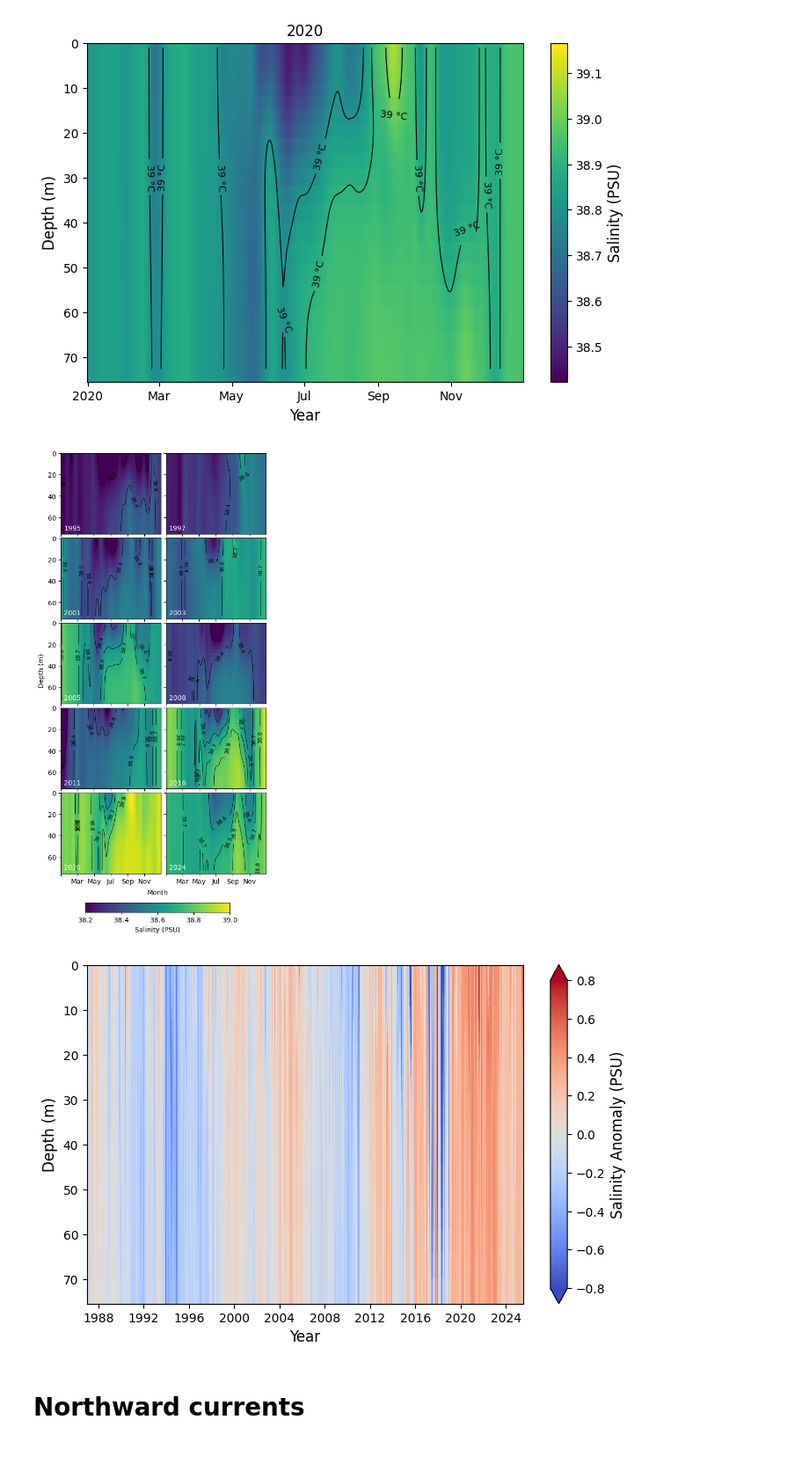
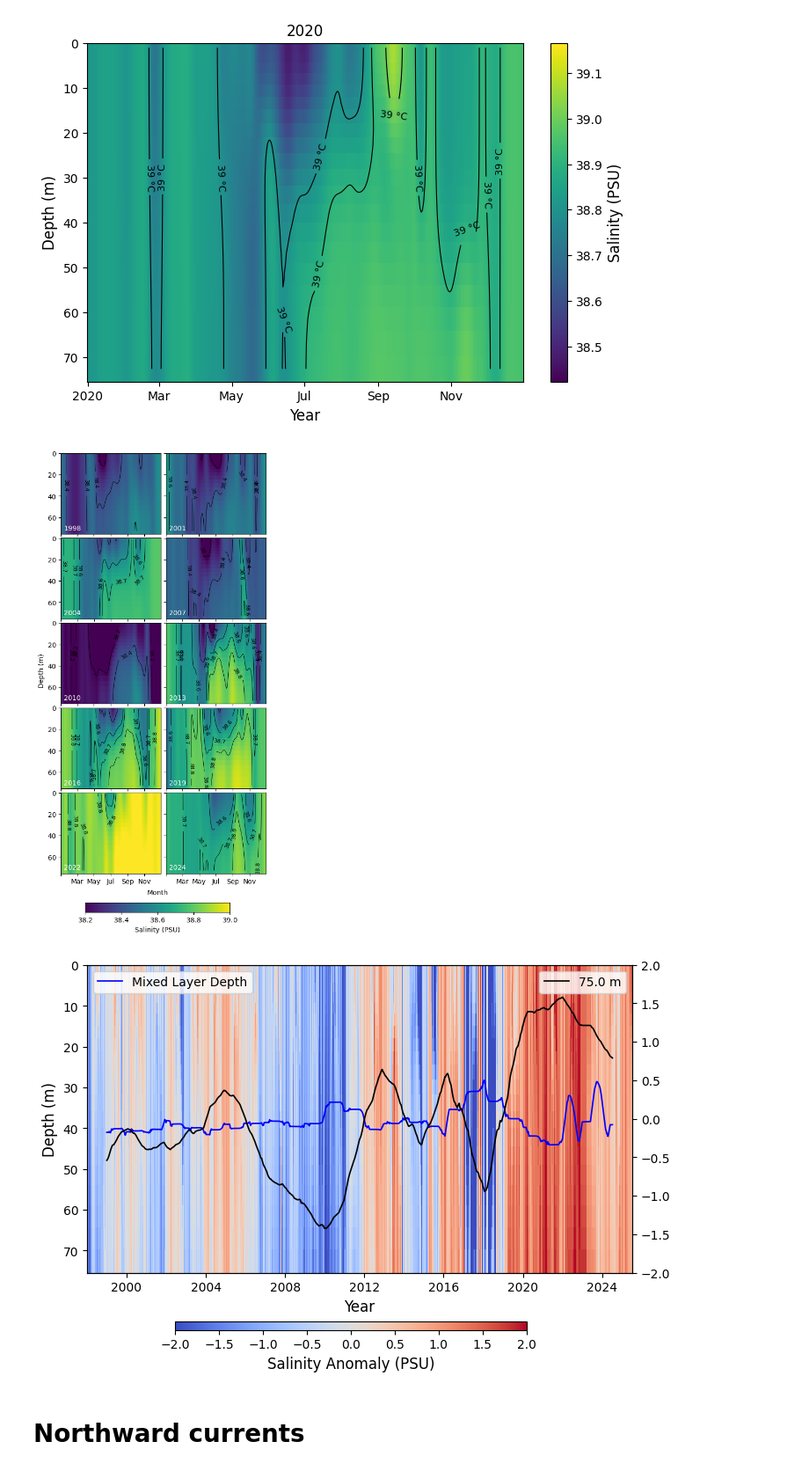
Before and after one commit to BahneTP/medsea-interannual-clustering, a Jupyter notebook: island.of.vis_analysis/thermohaline_analysis.ipynb, the cells around one changed output. Shown at 88% size. Drawn from its saved outputs; the diff is of its cells as text; code cells hidden in the pictures.

Commit message:
Added MLD to anomaly plots

```diff
--- a/island.of.vis_analysis/thermohaline_analysis.ipynb
+++ b/island.of.vis_analysis/thermohaline_analysis.ipynb
@@ -15,6 +14,8 @@ importlib.reload(helper_functions)
 <module 'helper_functions' from 'c:\\Croatia\\island.of.vis_analysis\\helper_functions.py'>
 # %%
 th = xr.open_dataset("data/thermohaline_combined.nc")
+th = th.sel(time=slice("1998-01-01", None))
+years = [1998, 2001, 2004, 2007, 2010, 2013, 2016, 2019, 2022, 2024]
 # %% [markdown]
 # Temperature
 # %%
@@ -74,7 +76,7 @@ helper_functions.plot_hovmoeller(
 helper_functions.plot_hovmoeller_grid(
     ds=th,
     var_name='so',
-    years=[1995, 1997, 2001, 2003, 2005, 2008, 2011, 2016, 2020, 2024],
+    years=years,
     cmin = 38.2,
     cmax = 39,
     contour_levels=[38.2, 38.4, 38.6, 38.7, 38.8],
@@ -87,11 +89,11 @@ helper_functions.plot_hovmoeller_grid(
     yearcolor="white"
 )
 # %% [output]
-[figure, old version]
+[figure, new version]
 # %%
-helper_functions.plot_anomalies(th, "so", -0.8, 0.8, "Salinity Anomaly (PSU)")
+helper_functions.plot_anomalies(th, "so", -2, 2, "Salinity Anomaly (PSU)", [75], 730)
 # %% [output]
-[figure, old version]
+[figure, new version]
 # %% [markdown]
 # Northward currents
 # %%
```
Also changed, not shown: parts of 11 cells of this notebook.
